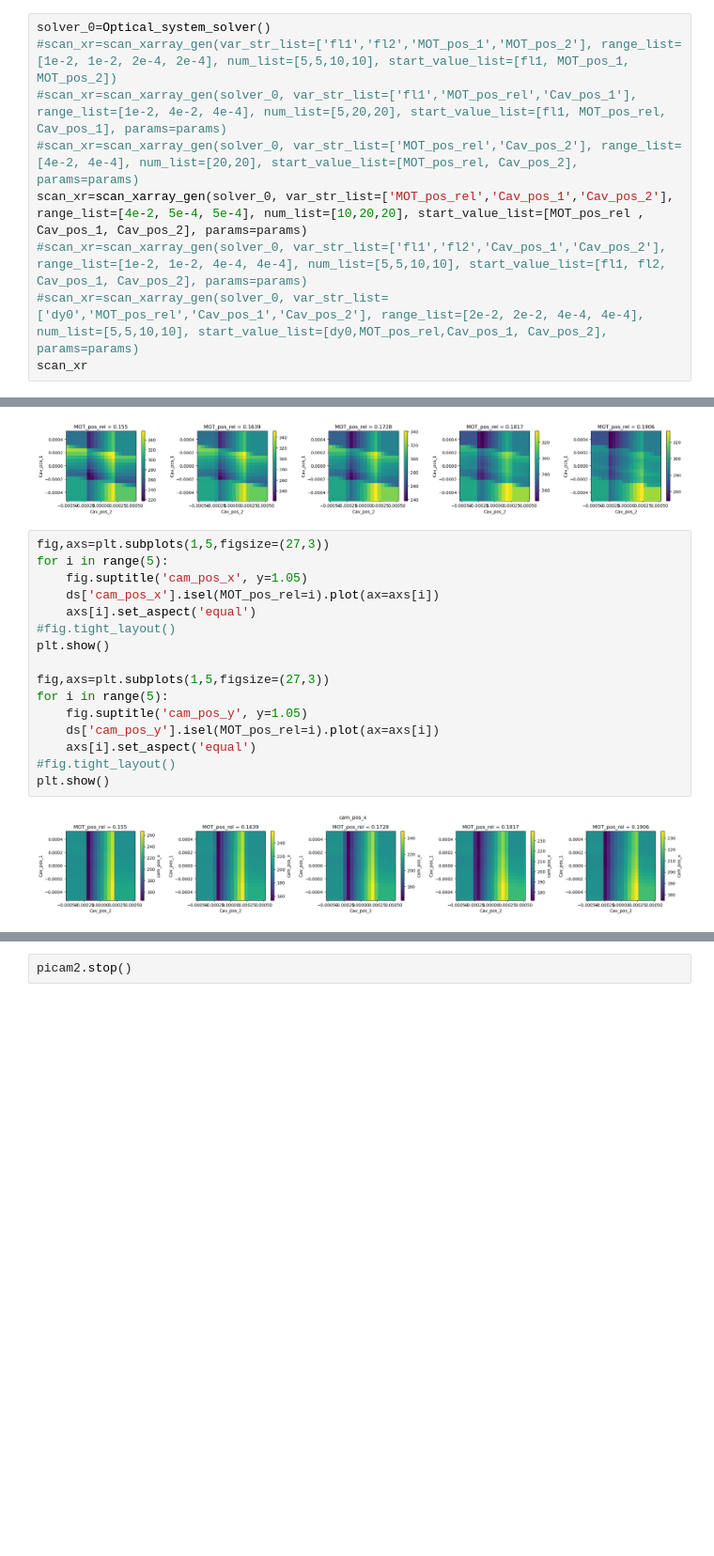
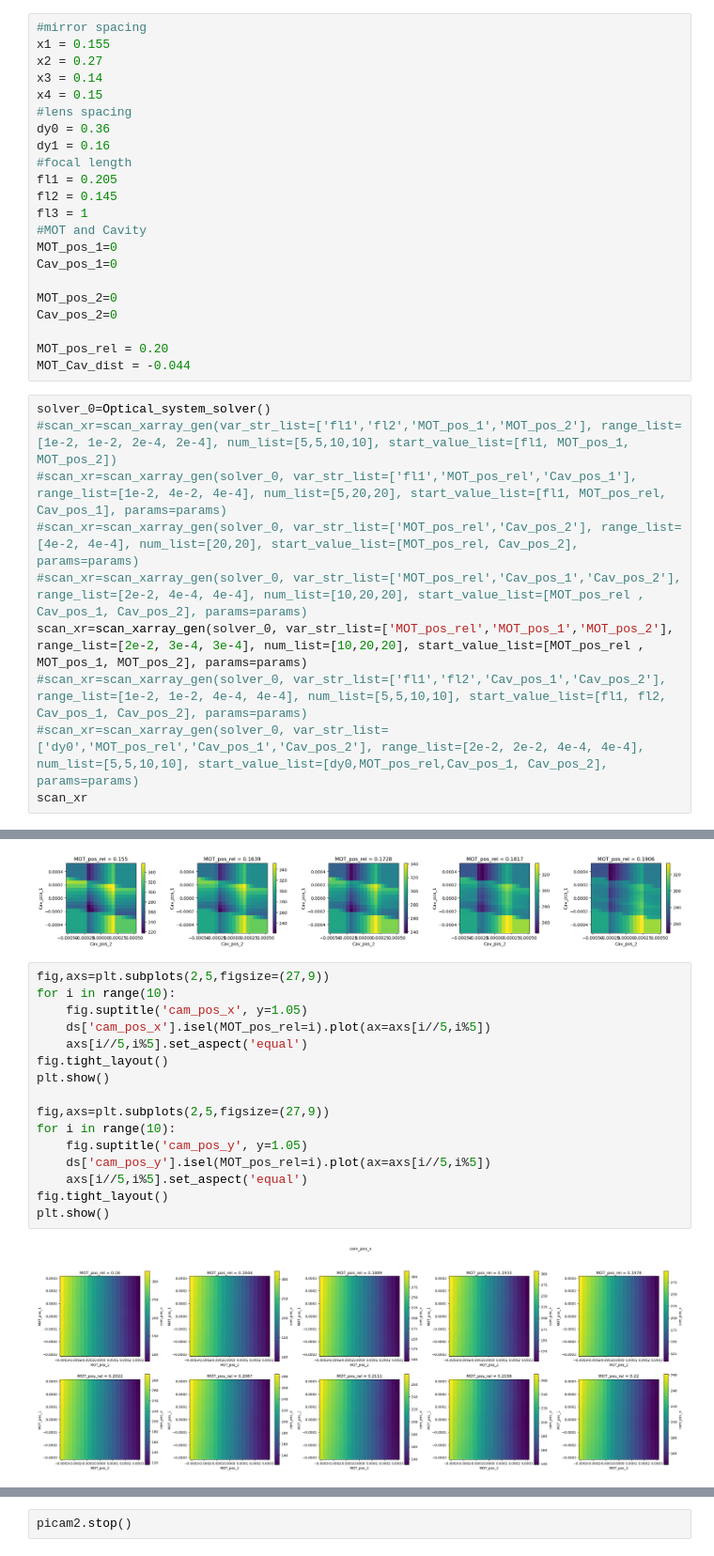
Before and after one commit to Stockholm254/servotest, a Jupyter notebook: src/expctl/servers/servoaligner/test.ipynb, the cells around one changed output, grey strips where cells are left out. Shown at 94% size. Drawn from its saved outputs; the diff is of its cells as text; blank space fills up the shorter version.

```diff
--- a/src/expctl/servers/servoaligner/test.ipynb
+++ b/src/expctl/servers/servoaligner/test.ipynb
@@ -1073,9 +996,32 @@ print(x_cen, y_cen)
+# %%
+#mirror spacing
+x1 = 0.155
+x2 = 0.27
+x3 = 0.14
+x4 = 0.15
+#lens spacing
+dy0 = 0.36
+dy1 = 0.16
+#focal length
+fl1 = 0.205
+fl2 = 0.145
+fl3 = 1
+#MOT and Cavity
+MOT_pos_1=0
+Cav_pos_1=0
+
+MOT_pos_2=0
+Cav_pos_2=0
+
+MOT_pos_rel = 0.20
+MOT_Cav_dist = -0.044
 # %%
 solver_0=Optical_system_solver()
 #scan_xr=scan_xarray_gen(var_str_list=['fl1','fl2','MOT_pos_1','MOT_pos_2'], range_list=[1e-2, 1e-2, 2e-4, 2e-4], num_list=[5,5,10,10], start_value_list=[fl1, MOT_pos_1, MOT_pos_2])
 #scan_xr=scan_xarray_gen(solver_0, var_str_list=['fl1','MOT_pos_rel','Cav_pos_1'], range_list=[1e-2, 4e-2, 4e-4], num_list=[5,20,20], start_value_list=[fl1, MOT_pos_rel, Cav_pos_1], params=params)
 #scan_xr=scan_xarray_gen(solver_0, var_str_list=['MOT_pos_rel','Cav_pos_2'], range_list=[4e-2, 4e-4], num_list=[20,20], start_value_list=[MOT_pos_rel, Cav_pos_2], params=params)
-scan_xr=scan_xarray_gen(solver_0, var_str_list=['MOT_pos_rel','Cav_pos_1','Cav_pos_2'], range_list=[4e-2, 5e-4, 5e-4], num_list=[10,20,20], start_value_list=[MOT_pos_rel , Cav_pos_1, Cav_pos_2], params=params)
+#scan_xr=scan_xarray_gen(solver_0, var_str_list=['MOT_pos_rel','Cav_pos_1','Cav_pos_2'], range_list=[2e-2, 4e-4, 4e-4], num_list=[10,20,20], start_value_list=[MOT_pos_rel , Cav_pos_1, Cav_pos_2], params=params)
+scan_xr=scan_xarray_gen(solver_0, var_str_list=['MOT_pos_rel','MOT_pos_1','MOT_pos_2'], range_list=[2e-2, 3e-4, 3e-4], num_list=[10,20,20], start_value_list=[MOT_pos_rel , MOT_pos_1, MOT_pos_2], params=params)
 #scan_xr=scan_xarray_gen(solver_0, var_str_list=['fl1','fl2','Cav_pos_1','Cav_pos_2'], range_list=[1e-2, 1e-2, 4e-4, 4e-4], num_list=[5,5,10,10], start_value_list=[fl1, fl2, Cav_pos_1, Cav_pos_2], params=params)
 #scan_xr=scan_xarray_gen(solver_0, var_str_list=['dy0','MOT_pos_rel','Cav_pos_1','Cav_pos_2'], range_list=[2e-2, 2e-2, 4e-4, 4e-4], num_list=[5,5,10,10], start_value_list=[dy0,MOT_pos_rel,Cav_pos_1, Cav_pos_2], params=params)
 scan_xr
@@ -1115,20 +1061,20 @@ plt.show()
 # %% [output]
 [figure]
 # %%
-fig,axs=plt.subplots(1,5,figsize=(27,3))
-for i in range(5):
+fig,axs=plt.subplots(2,5,figsize=(27,9))
+for i in range(10):
     fig.suptitle('cam_pos_x', y=1.05)
-    ds['cam_pos_x'].isel(MOT_pos_rel=i).plot(ax=axs[i])
-    axs[i].set_aspect('equal')
-#fig.tight_layout()
+    ds['cam_pos_x'].isel(MOT_pos_rel=i).plot(ax=axs[i//5,i%5])
+    axs[i//5,i%5].set_aspect('equal')
+fig.tight_layout()
 plt.show()
 
-fig,axs=plt.subplots(1,5,figsize=(27,3))
-for i in range(5):
+fig,axs=plt.subplots(2,5,figsize=(27,9))
+for i in range(10):
     fig.suptitle('cam_pos_y', y=1.05)
-    ds['cam_pos_y'].isel(MOT_pos_rel=i).plot(ax=axs[i])
-    axs[i].set_aspect('equal')
-#fig.tight_layout()
+    ds['cam_pos_y'].isel(MOT_pos_rel=i).plot(ax=axs[i//5,i%5])
+    axs[i//5,i%5].set_aspect('equal')
+fig.tight_layout()
 plt.show()
 # %% [output]
-[figure, old version]
+[figure, new version]
```
Also changed, not shown: parts of 24 cells of this notebook, 6 other files.
